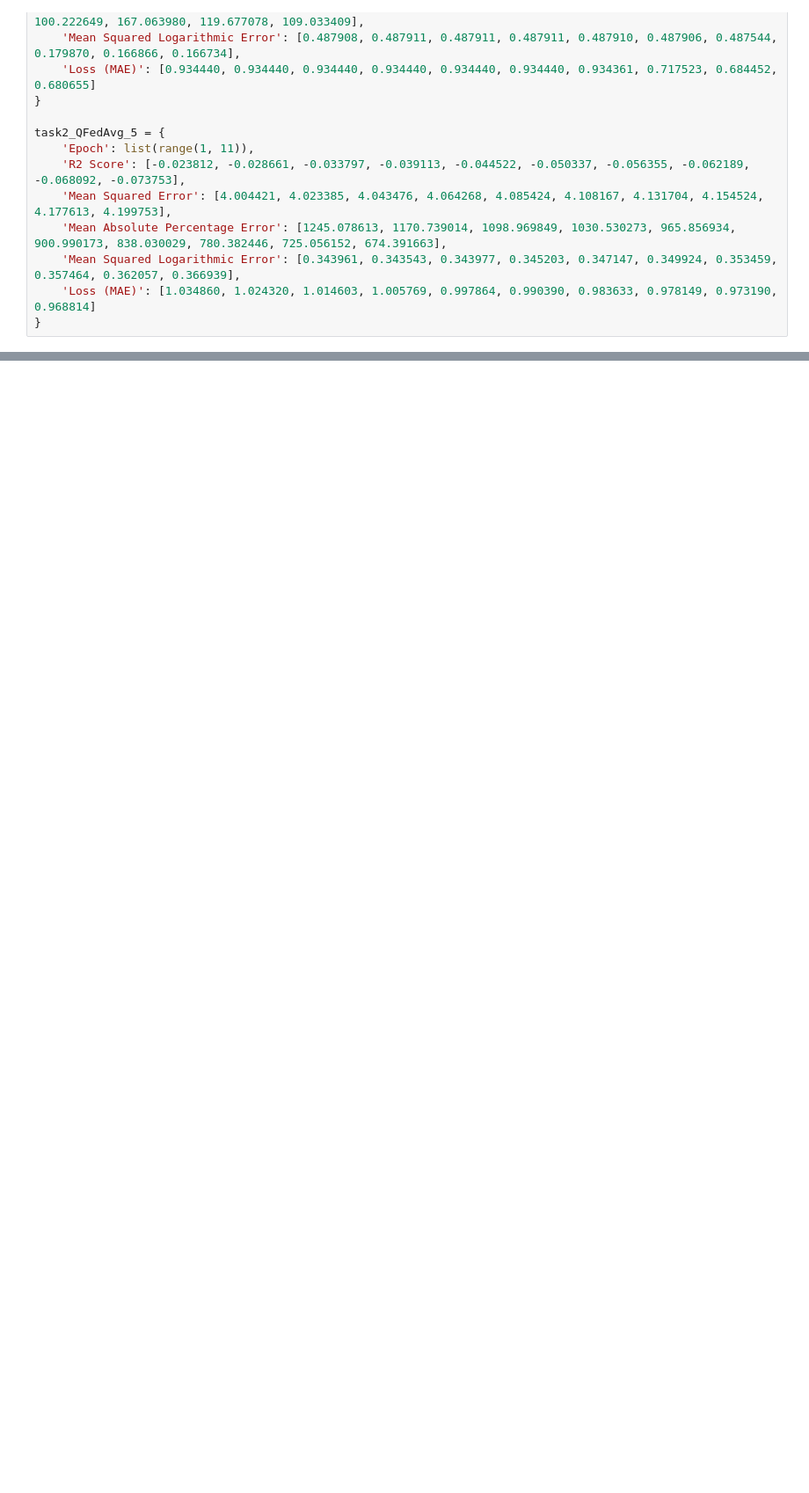
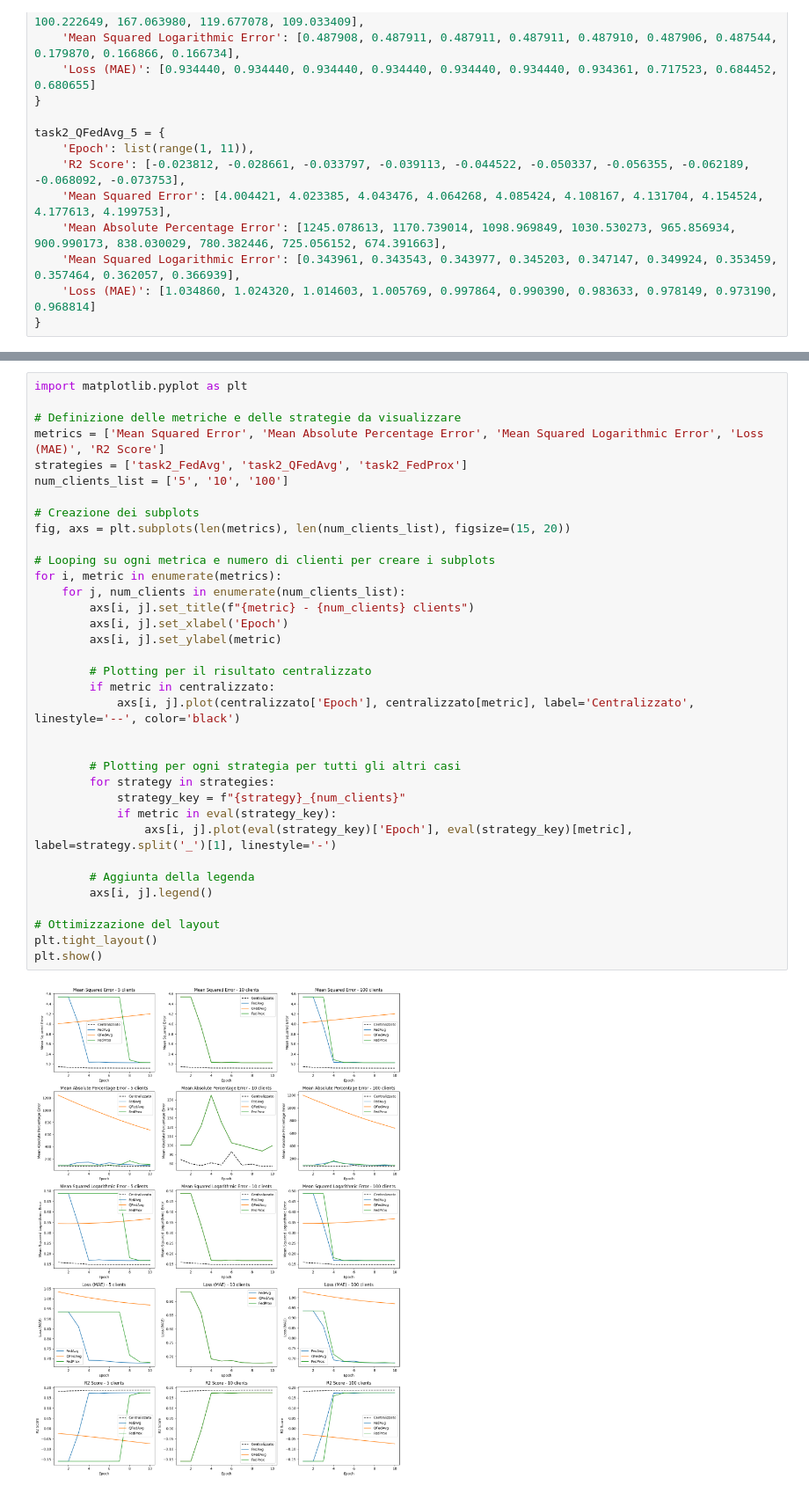
Before and after one commit to AnastasiaBrinati/Progetto-ML-23-24, a Jupyter notebook: Task2_plots.ipynb, the cells around one changed output, grey strips where cells are left out. Shown at 88% size. Drawn from its saved outputs; the diff is of its cells as text; blank space fills up the shorter version.

```diff
--- a/Task2_plots.ipynb
+++ b/Task2_plots.ipynb
@@ -94,0 +131,37 @@ task2_QFedAvg_5 = {
+# %%
+import matplotlib.pyplot as plt
+
+# Definizione delle metriche e delle strategie da visualizzare
+metrics = ['Mean Squared Error', 'Mean Absolute Percentage Error', 'Mean Squared Logarithmic Error', 'Loss (MAE)', 'R2 Score']
+strategies = ['task2_FedAvg', 'task2_QFedAvg', 'task2_FedProx']
+num_clients_list = ['5', '10', '100']
+
+# Creazione dei subplots
+fig, axs = plt.subplots(len(metrics), len(num_clients_list), figsize=(15, 20))
+
+# Looping su ogni metrica e numero di clienti per creare i subplots
+for i, metric in enumerate(metrics):
+    for j, num_clients in enumerate(num_clients_list):
+        axs[i, j].set_title(f"{metric} - {num_clients} clients")
+        axs[i, j].set_xlabel('Epoch')
+        axs[i, j].set_ylabel(metric)
+
+        # Plotting per il risultato centralizzato
+        if metric in centralizzato:
+            axs[i, j].plot(centralizzato['Epoch'], centralizzato[metric], label='Centralizzato', linestyle='--', color='black')
+
+
+        # Plotting per ogni strategia per tutti gli altri casi
+        for strategy in strategies:
+            strategy_key = f"{strategy}_{num_clients}"
+            if metric in eval(strategy_key):
+                axs[i, j].plot(eval(strategy_key)['Epoch'], eval(strategy_key)[metric], label=strategy.split('_')[1], linestyle='-')
+
+        # Aggiunta della legenda
+        axs[i, j].legend()
+
+# Ottimizzazione del layout
+plt.tight_layout()
+plt.show()
+# %% [output]
+[figure, added]
```
Also changed, not shown: parts of 1 cell of this notebook.
